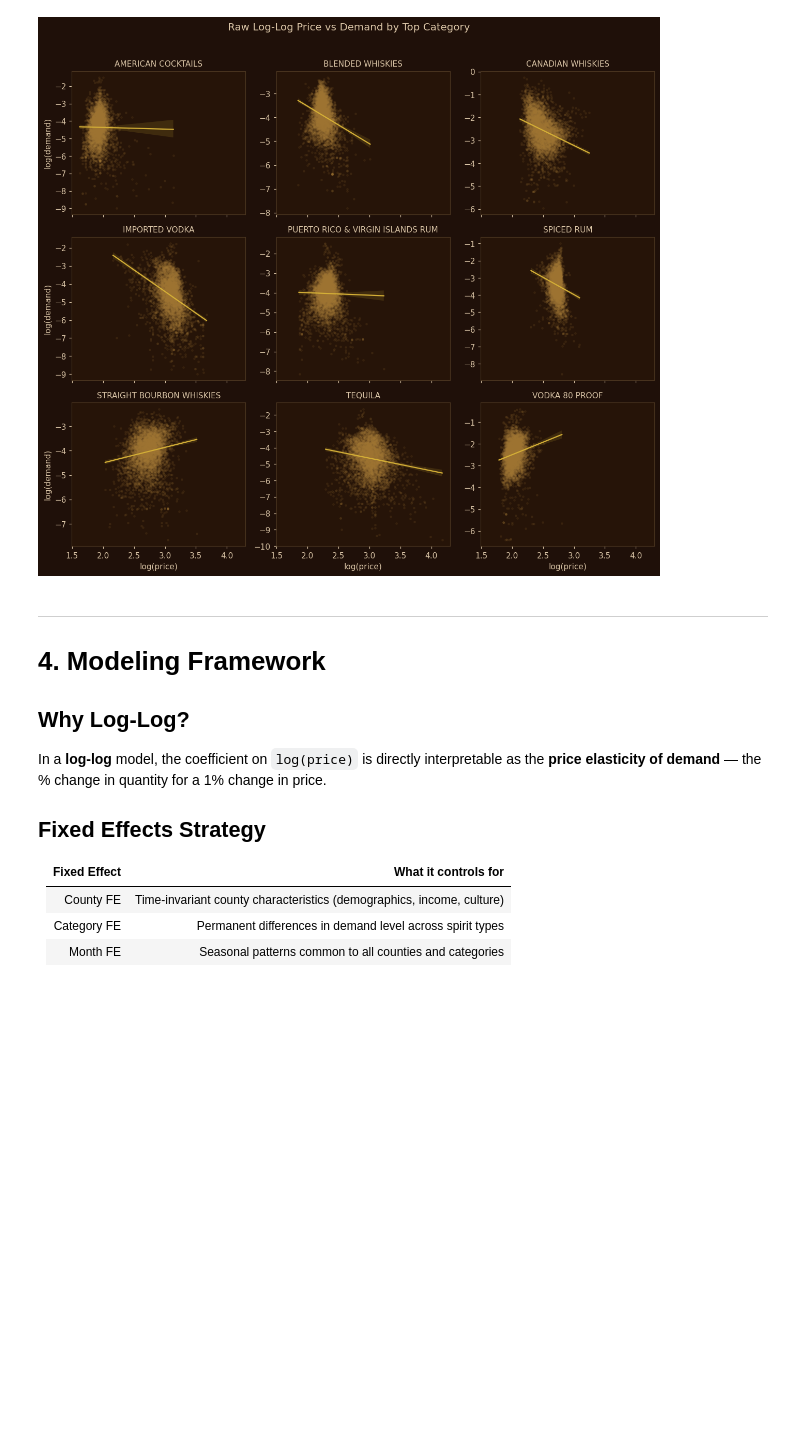
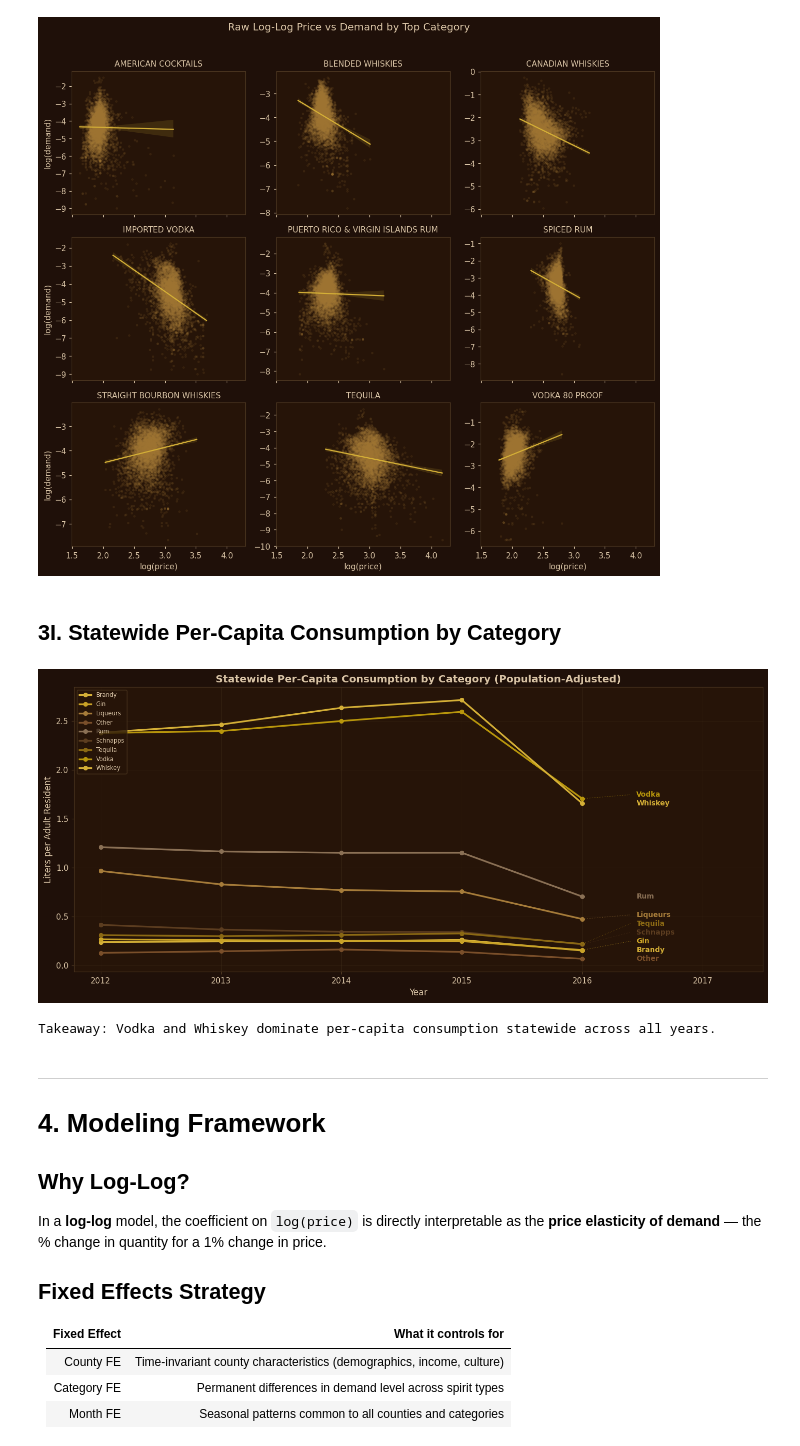
Before and after one commit to ajuare5/iowa-liquor-sales-analytics, a Jupyter notebook: iowa_liquor_demand_analysis.ipynb, the cells around one changed output. Drawn from its saved outputs; the diff is of its cells as text; code cells hidden in the pictures; blank space fills up the shorter version.

```diff
--- a/iowa_liquor_demand_analysis.ipynb
+++ b/iowa_liquor_demand_analysis.ipynb
@@ -483,6 +483,79 @@ with plt.rc_context({'figure.facecolor': BG, 'axes.facecolor': PANEL_BG,
     plt.show()
 # %% [output]
 [figure]
+# %% [markdown]
+## 3I. Statewide Per-Capita Consumption by Category
+# %%
+# Statewide adult population per year (sum unique county populations)
+state_pop = (
+    df.groupby(['year', 'County'])['Population'].first()
+    .reset_index()
+    .groupby('year')['Population'].sum()
+    .reset_index(name='state_pop')
+)
+
+# Statewide liters per year per consolidated category (uses df['category'] from cat_map)
+state_cat = (
+    df.dropna(subset=['category'])
+    .groupby(['year', 'category'])['Volume Sold (Liters)']
+    .sum()
+    .reset_index(name='total_liters')
+)
+state_cat = state_cat.merge(state_pop, on='year', how='left')
+state_cat['liters_per_adult'] = state_cat['total_liters'] / state_cat['state_pop']
+state_cat = state_cat.sort_values(['category', 'year'])
+
+line_colors = [GOLD_BRIGHT, GOLD_MID, GOLD_WARM, GOLD_DARK, TEXT_DIM,
+               '#5C3D20', '#8B6914', '#B8960C']
+
+fig, ax = plt.subplots(figsize=(13, 6))
+apply_dark_style(fig, [ax])
+
+endpoints = []
+for i, (cat, grp) in enumerate(state_cat.groupby('category')):
+    c = line_colors[i % len(line_colors)]
+    grp = grp.sort_values('year')
+    ax.plot(grp['year'], grp['liters_per_adult'], marker='o',
+            color=c, linewidth=2.2, markersize=5, label=cat)
+    last = grp.iloc[-1]
+    endpoints.append({'cat': cat, 'year': last['year'],
+                      'y_actual': last['liters_per_adult'],
+                      'y_label':  last['liters_per_adult'],
+                      'color': c})
+
+# Nudge labels upward to prevent overlap
+endpoints.sort(key=lambda x: x['y_actual'])
+MIN_GAP = 0.09
+for j in range(1, len(endpoints)):
+    if endpoints[j]['y_label'] - endpoints[j-1]['y_label'] < MIN_GAP:
+        endpoints[j]['y_label'] = endpoints[j-1]['y_label'] + MIN_GAP
+
+last_year = state_cat['year'].max()
+for ep in endpoints:
+    if abs(ep['y_label'] - ep['y_actual']) > 0.02:
+        ax.plot([last_year, last_year + 0.4],
+                [ep['y_actual'], ep['y_label']],
+                color=ep['color'], linewidth=0.8, alpha=0.5, linestyle=':')
+    ax.annotate(ep['cat'],
+                xy=(last_year + 0.45, ep['y_label']),
+                color=ep['color'], fontsize=9, va='center',
+                fontweight='bold', annotation_clip=False)
+
+ax.set_xlabel('Year', color=TEXT_CREAM, fontsize=11)
+ax.set_ylabel('Liters per Adult Resident', color=TEXT_CREAM, fontsize=11)
+ax.set_title('Statewide Per-Capita Consumption by Category (Population-Adjusted)',
+             fontweight='bold', fontsize=13, color=TEXT_CREAM)
+ax.xaxis.set_major_locator(plt.MaxNLocator(integer=True))
+ax.set_xlim(right=last_year + 1.5)
+ax.legend(loc='upper left', fontsize=7.5, ncol=1,
+          facecolor=PANEL_BG, edgecolor=AXIS_COLOR, labelcolor=TEXT_CREAM)
+plt.tight_layout()
+plt.savefig('figures/3I_statewide_percapita_by_category.png', bbox_inches='tight', dpi=150, facecolor=BG)
+plt.show()
+print('Takeaway: Vodka and Whiskey dominate per-capita consumption statewide across all years.')
+# %% [output]
+[figure, added]
+Takeaway: Vodka and Whiskey dominate per-capita consumption statewide across all years.
 # %% [markdown]
 ---
 # 4. Modeling Framework
```
Also changed, not shown: parts of 2 cells of this notebook.
